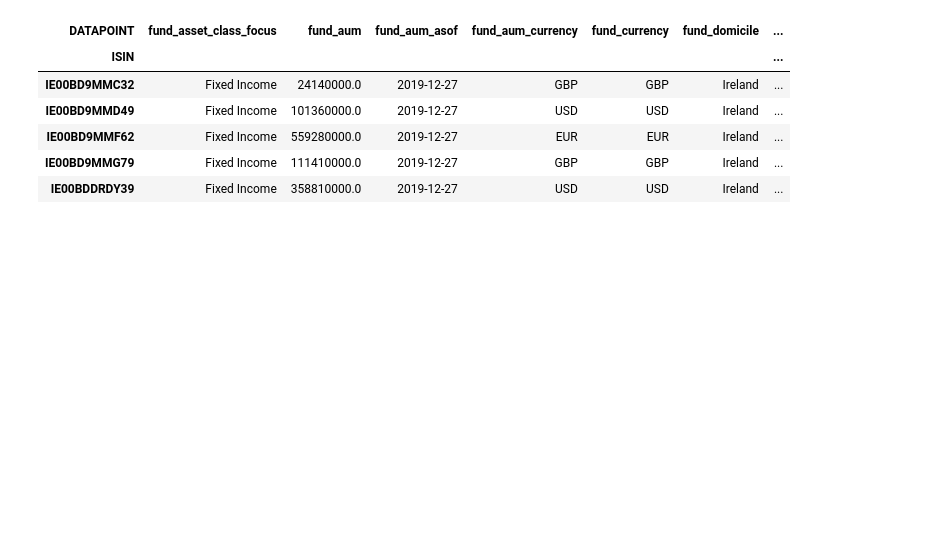
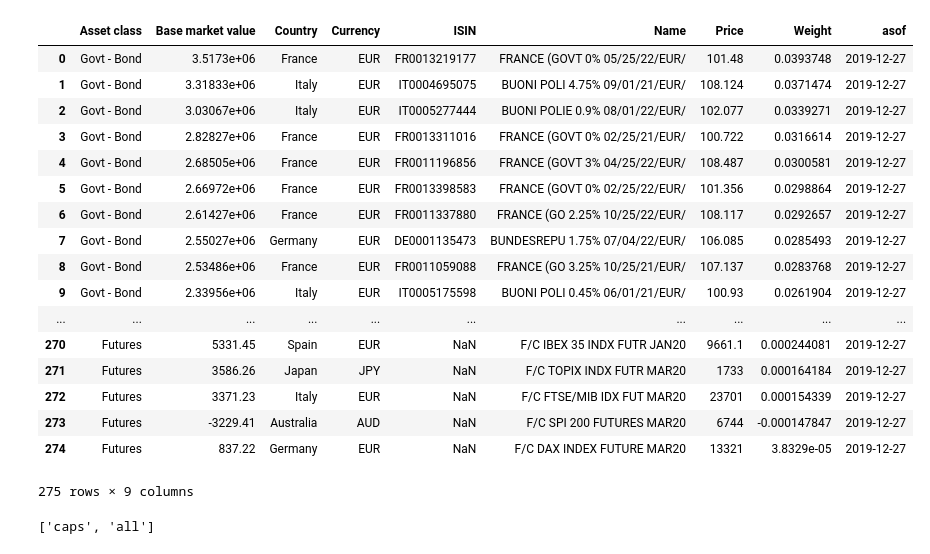
Before and after one commit to ME-64/etf-data-git, a Jupyter notebook: scrap_notebook.ipynb, the cells around one changed output. Cells and saved outputs as stored; diff of their text form; code cells hidden in the pictures; blank space fills up the shorter version.

Commit message:
addition of jpmPORT method to get holdings of each etf

```diff
--- a/scrap_notebook.ipynb
+++ b/scrap_notebook.ipynb
@@ -3,4 +3,4 @@ from etfscraper import Etf_scrape
 import pandas as pd
 pd.options.display.max_columns = 100
 # %%
-etf = Etf_scrape(debug=True)
+etf = Etf_scrape(debug=False)
@@ -8,0 +7,2 @@ Debugging Mode ON
+# %%
+hds = etf.jpmPORT(isins = ['IE00BYVZV757','IE00BDDRF148'])
@@ -8,0 +17,21 @@ Debugging Mode ON
+# %%
+hds
+# %% [output]
+|  | Asset class | Base market value | Country | Currency | ISIN | Name | Price | Weight | asof |
+| 0 | Govt - Bond | 3.5173e+06 | France | EUR | FR0013219177 | FRANCE (GOVT 0% 05/25/22/EUR/ | 101.48 | 0.0393748 | 2019-12-27 |
+| 1 | Govt - Bond | 3.31833e+06 | Italy | EUR | IT0004695075 | BUONI POLI 4.75% 09/01/21/EUR/ | 108.124 | 0.0371474 | 2019-12-27 |
+| 2 | Govt - Bond | 3.03067e+06 | Italy | EUR | IT0005277444 | BUONI POLIE 0.9% 08/01/22/EUR/ | 102.077 | 0.0339271 | 2019-12-27 |
+| 3 | Govt - Bond | 2.82827e+06 | France | EUR | FR0013311016 | FRANCE (GOVT 0% 02/25/21/EUR/ | 100.722 | 0.0316614 | 2019-12-27 |
+| 4 | Govt - Bond | 2.68505e+06 | France | EUR | FR0011196856 | FRANCE (GOVT 3% 04/25/22/EUR/ | 108.487 | 0.0300581 | 2019-12-27 |
+| 5 | Govt - Bond | 2.66972e+06 | France | EUR | FR0013398583 | FRANCE (GOVT 0% 02/25/22/EUR/ | 101.356 | 0.0298864 | 2019-12-27 |
+| 6 | Govt - Bond | 2.61427e+06 | France | EUR | FR0011337880 | FRANCE (GO 2.25% 10/25/22/EUR/ | 108.117 | 0.0292657 | 2019-12-27 |
+| 7 | Govt - Bond | 2.55027e+06 | Germany | EUR | DE0001135473 | BUNDESREPU 1.75% 07/04/22/EUR/ | 106.085 | 0.0285493 | 2019-12-27 |
+| 8 | Govt - Bond | 2.53486e+06 | France | EUR | FR0011059088 | FRANCE (GO 3.25% 10/25/21/EUR/ | 107.137 | 0.0283768 | 2019-12-27 |
+| 9 | Govt - Bond | 2.33956e+06 | Italy | EUR | IT0005175598 | BUONI POLI 0.45% 06/01/21/EUR/ | 100.93 | 0.0261904 | 2019-12-27 |
+| ... | ... | ... | ... | ... | ... | ... | ... | ... | ... |
+| 270 | Futures | 5331.45 | Spain | EUR | NaN | F/C IBEX 35 INDX FUTR JAN20 | 9661.1 | 0.000244081 | 2019-12-27 |
+| 271 | Futures | 3586.26 | Japan | JPY | NaN | F/C TOPIX INDX FUTR MAR20 | 1733 | 0.000164184 | 2019-12-27 |
+| 272 | Futures | 3371.23 | Italy | EUR | NaN | F/C FTSE/MIB IDX FUT MAR20 | 23701 | 0.000154339 | 2019-12-27 |
+| 273 | Futures | -3229.41 | Australia | AUD | NaN | F/C SPI 200 FUTURES MAR20 | 6744 | -0.000147847 | 2019-12-27 |
+| 274 | Futures | 837.22 | Germany | EUR | NaN | F/C DAX INDEX FUTURE MAR20 | 13321 | 3.8329e-05 | 2019-12-27 |
+275 rows × 9 columns
@@ -9,15 +40,9 @@ Debugging Mode ON
+# %%
+[x.lower() for x in mylist]
+# %% [output]
+['caps', 'all']
 # %%
 df = etf.jpmBDP(isins = isins, datapoints='all')
-# %%
-df.head()
-# %% [output]
-| DATAPOINT | fund_asset_class_focus | fund_aum | fund_aum_asof | fund_aum_currency | fund_currency | fund_domicile | ... |
-| ISIN |  |  |  |  |  |  | ... |
-| IE00BD9MMC32 | Fixed Income | 24140000.0 | 2019-12-27 | GBP | GBP | Ireland | ... |
-| IE00BD9MMD49 | Fixed Income | 101360000.0 | 2019-12-27 | USD | USD | Ireland | ... |
-| IE00BD9MMF62 | Fixed Income | 559280000.0 | 2019-12-27 | EUR | EUR | Ireland | ... |
-| IE00BD9MMG79 | Fixed Income | 111410000.0 | 2019-12-27 | GBP | GBP | Ireland | ... |
-| IE00BDDRDY39 | Fixed Income | 358810000.0 | 2019-12-27 | USD | USD | Ireland | ... |
 # %%
 isins =['IE00BYVZV757',
 'IE00BJK9HD13',
```
Also changed, not shown: parts of 8 cells of this notebook, 2 other files.
